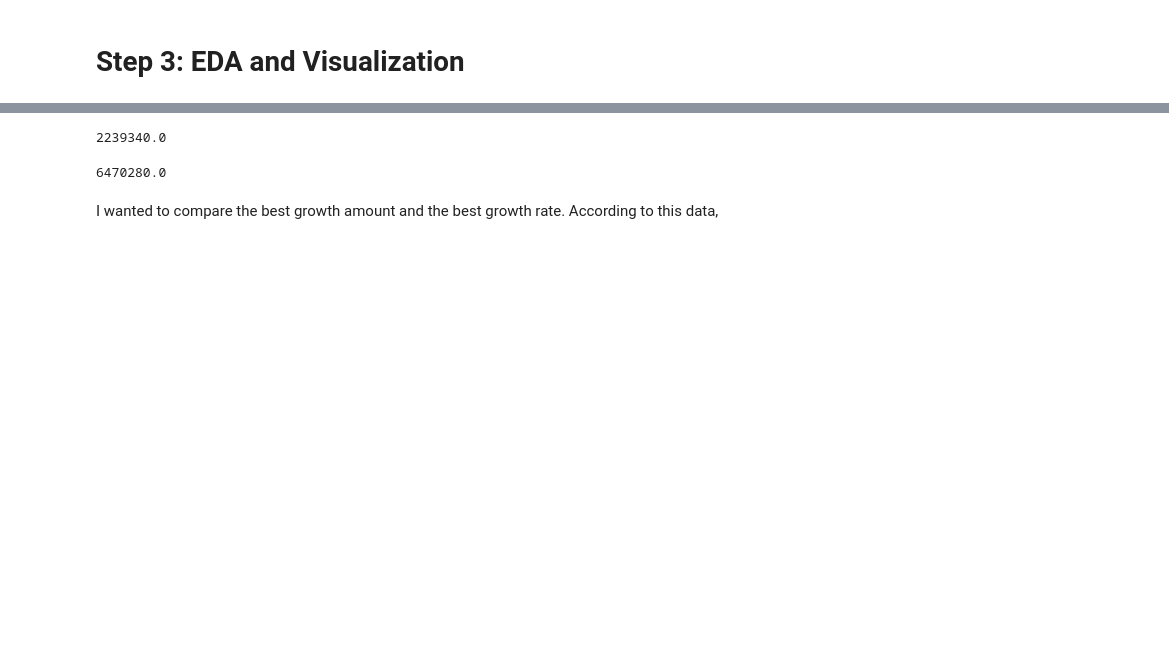
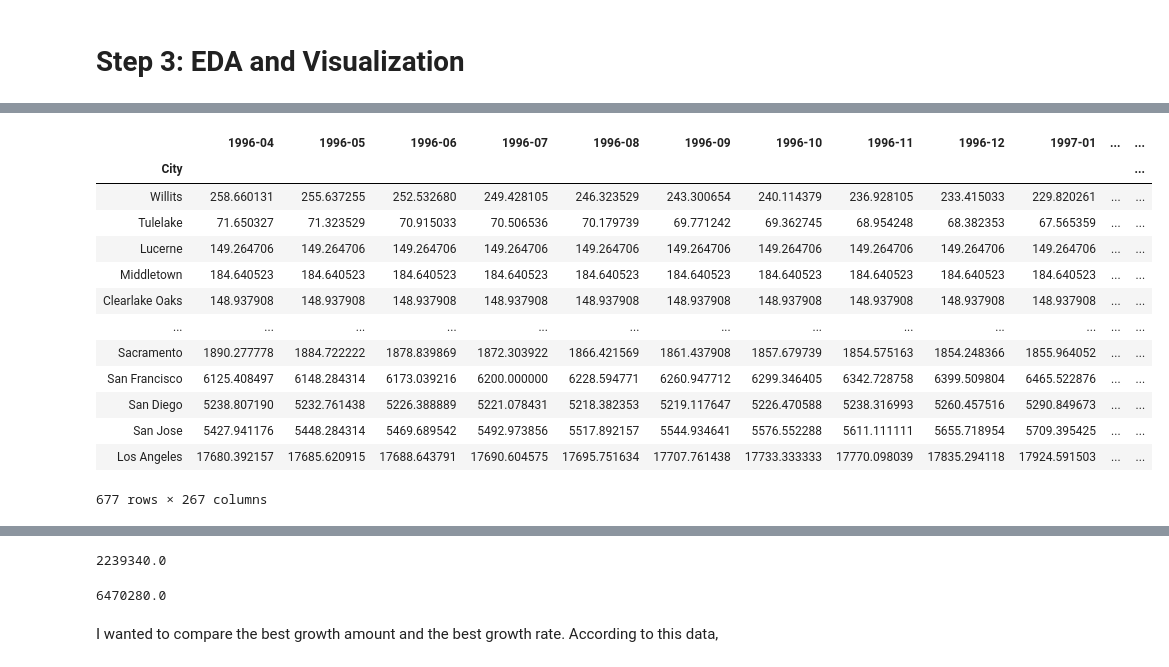
Before and after one commit to fcamuz/time-series-model-for-forecasting, a Jupyter notebook: mod_4_starter_notebook.ipynb, the cells around one changed output, grey strips where cells are left out. Drawn from its saved outputs; the diff is of its cells as text; code cells hidden in the pictures; blank space fills up the shorter version.

```diff
--- a/mod_4_starter_notebook.ipynb
+++ b/mod_4_starter_notebook.ipynb
@@ -131,0 +169,23 @@ plt.gcf().autofmt_xdate()
+# %%
+df_full_CA= df_full_2[df_full_2['State']=='CA']
+df_full_CA = df_full_CA.drop(['RegionID', 'CountyName','Metro','SizeRank','State'],axis=1)
+#df_full_states.index
+# %%
+CA_top5_city=(df_full_CA.groupby('City').sum()/len(df_full_CA)).sort_values('increase_rate')
+# %%
+CA_top5_city
+# %% [output]
+|  | 1996-04 | 1996-05 | 1996-06 | 1996-07 | 1996-08 | 1996-09 | 1996-10 | 1996-11 | 1996-12 | 1997-01 | ... | ... |
+| City |  |  |  |  |  |  |  |  |  |  |  | ... |
+| Willits | 258.660131 | 255.637255 | 252.532680 | 249.428105 | 246.323529 | 243.300654 | 240.114379 | 236.928105 | 233.415033 | 229.820261 | ... | ... |
+| Tulelake | 71.650327 | 71.323529 | 70.915033 | 70.506536 | 70.179739 | 69.771242 | 69.362745 | 68.954248 | 68.382353 | 67.565359 | ... | ... |
+| Lucerne | 149.264706 | 149.264706 | 149.264706 | 149.264706 | 149.264706 | 149.264706 | 149.264706 | 149.264706 | 149.264706 | 149.264706 | ... | ... |
+| Middletown | 184.640523 | 184.640523 | 184.640523 | 184.640523 | 184.640523 | 184.640523 | 184.640523 | 184.640523 | 184.640523 | 184.640523 | ... | ... |
+| Clearlake Oaks | 148.937908 | 148.937908 | 148.937908 | 148.937908 | 148.937908 | 148.937908 | 148.937908 | 148.937908 | 148.937908 | 148.937908 | ... | ... |
+| ... | ... | ... | ... | ... | ... | ... | ... | ... | ... | ... | ... | ... |
+| Sacramento | 1890.277778 | 1884.722222 | 1878.839869 | 1872.303922 | 1866.421569 | 1861.437908 | 1857.679739 | 1854.575163 | 1854.248366 | 1855.964052 | ... | ... |
+| San Francisco | 6125.408497 | 6148.284314 | 6173.039216 | 6200.000000 | 6228.594771 | 6260.947712 | 6299.346405 | 6342.728758 | 6399.509804 | 6465.522876 | ... | ... |
+| San Diego | 5238.807190 | 5232.761438 | 5226.388889 | 5221.078431 | 5218.382353 | 5219.117647 | 5226.470588 | 5238.316993 | 5260.457516 | 5290.849673 | ... | ... |
+| San Jose | 5427.941176 | 5448.284314 | 5469.689542 | 5492.973856 | 5517.892157 | 5544.934641 | 5576.552288 | 5611.111111 | 5655.718954 | 5709.395425 | ... | ... |
+| Los Angeles | 17680.392157 | 17685.620915 | 17688.643791 | 17690.604575 | 17695.751634 | 17707.761438 | 17733.333333 | 17770.098039 | 17835.294118 | 17924.591503 | ... | ... |
+677 rows × 267 columns
```
Also changed, not shown: parts of 17 cells of this notebook.
